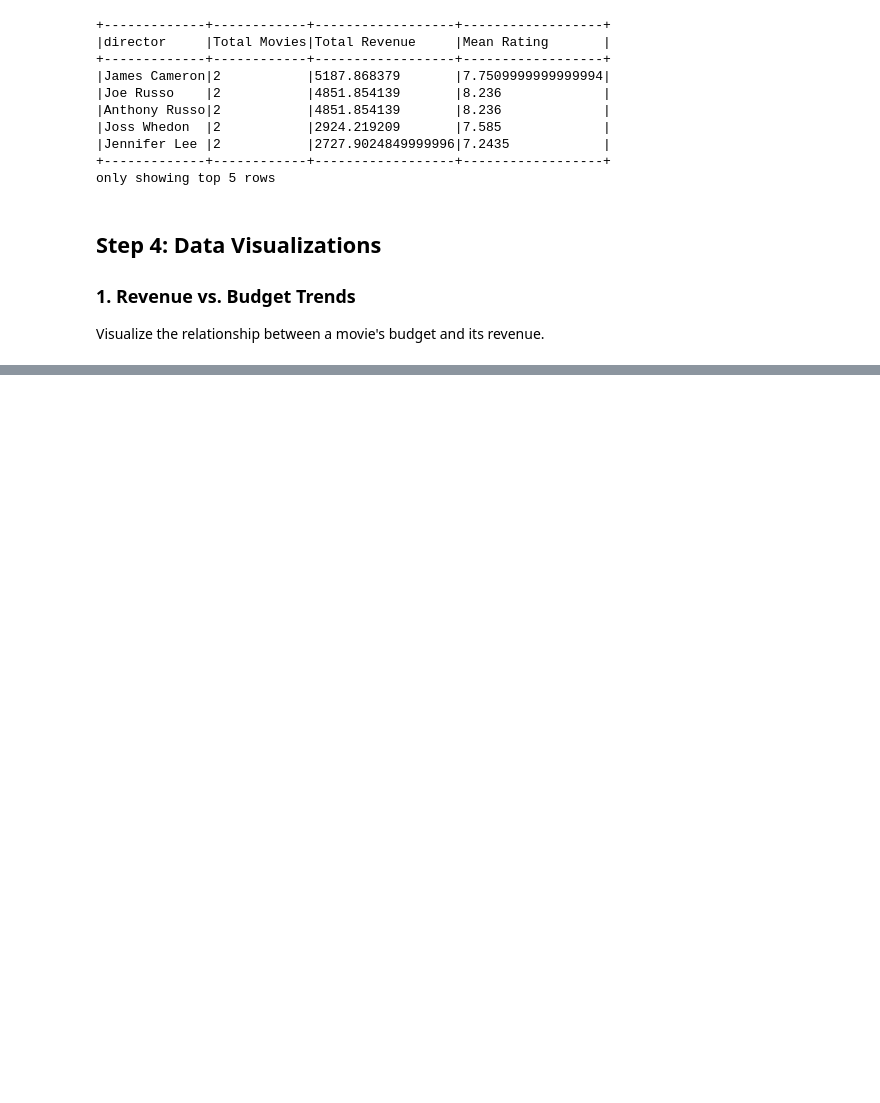
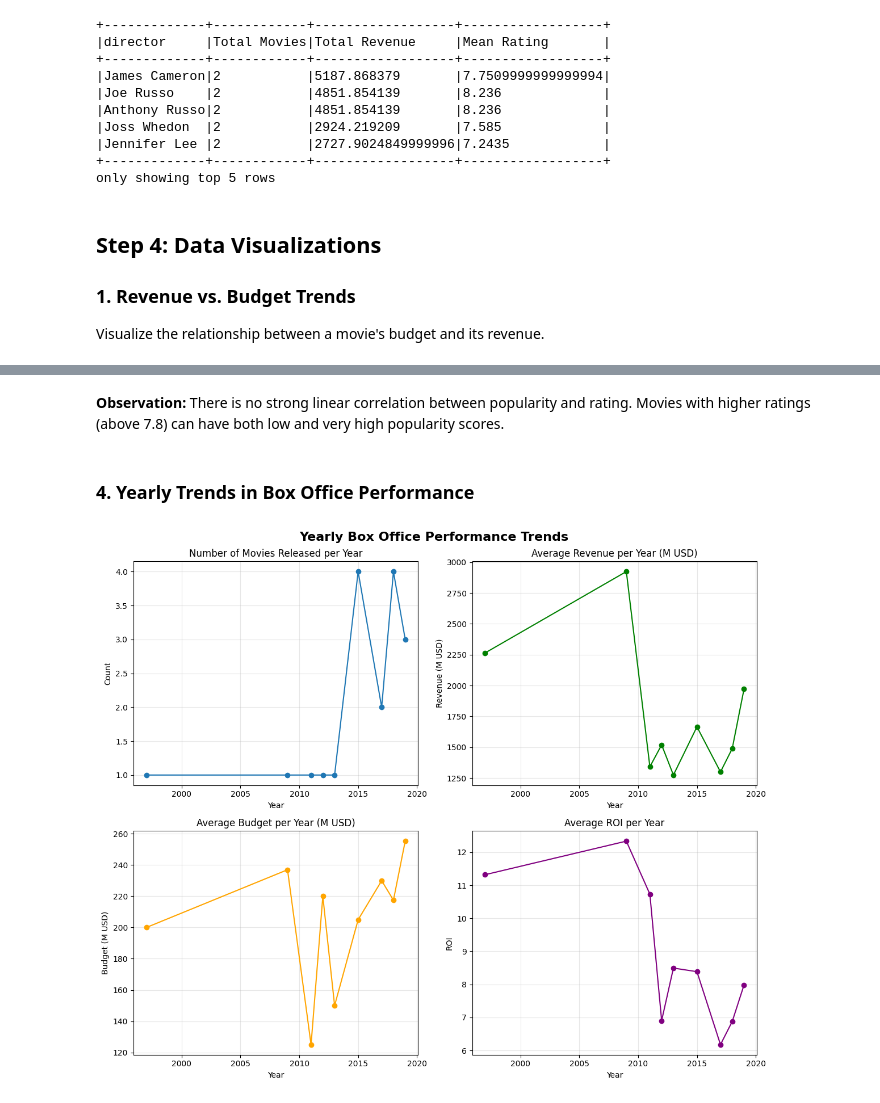
Before and after one commit to manaf-dev/spark-tmdb-movie-data-analysis, a Jupyter notebook: tmdb-analysis.ipynb, the cells around one changed output, grey strips where cells are left out. Drawn from its saved outputs; the diff is of its cells as text; code cells hidden in the pictures; blank space fills up the shorter version.

```diff
--- a/tmdb-analysis.ipynb
+++ b/tmdb-analysis.ipynb
@@ -363,0 +381,9 @@ plot_revenue_vs_budget(movies_df)
+# %% [markdown]
+**Observation:**
+There is no strong linear correlation between popularity and rating. Movies with higher ratings (above 7.8) can have both low and very high popularity scores.
+# %% [markdown]
+### 4. Yearly Trends in Box Office Performance
+# %%
+plot_yearly_trends(movies_df)
+# %% [output]
+[figure, added]
```
Also changed, not shown: parts of 41 cells of this notebook, 1 other file.
